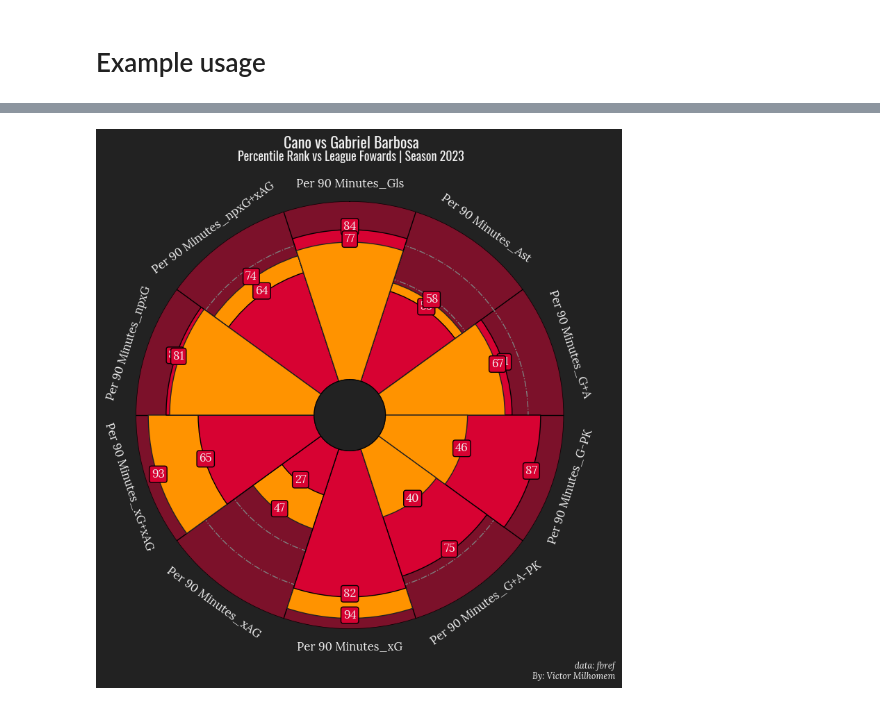
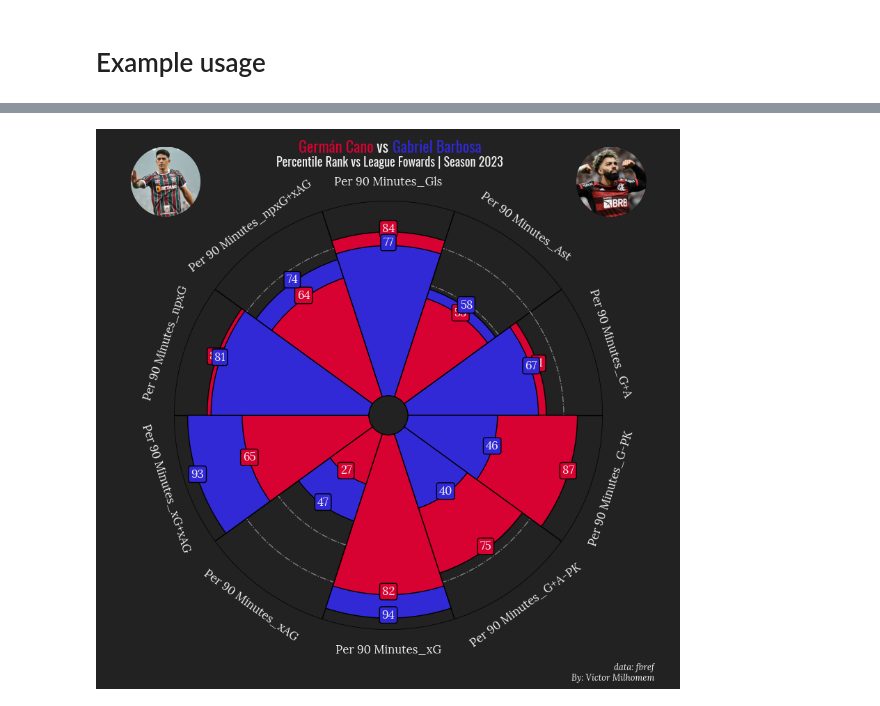
Before and after one commit to VictorMilhomem/fbrefScraper, a Jupyter notebook: fbref/pizza_plot.ipynb, the cells around one changed output, grey strips where cells are left out. Saved outputs shown, nothing was run; the diff lists cells and outputs as text; code cells hidden in the pictures.

```diff
--- a/fbref/pizza_plot.ipynb
+++ b/fbref/pizza_plot.ipynb
@@ -257,6 +266,7 @@ plot.generate_simple_pizza_plot('Germán Cano', title, subtitle, 'data: fbref',
 # %%
-title = "Cano vs Gabriel Barbosa"
+#"#D70232" 3129d6
 subtitle = "Percentile Rank vs League Fowards | Season 2023"
-plot.generate_compare_pizza_plot('Germán Cano', 'Gabriel Barbosa',title, subtitle, 'data: fbref', 'By: Victor Milhomem')
+player2_image = Image.open(urlopen('https://tmssl.akamaized.net/images/foto/galerie/gabriel-barbosa-flamengo-2022-1660679253-90334.jpg?lm=1660679293'))
+plot.generate_compare_pizza_plot('Germán Cano', "#D70232", 'Gabriel Barbosa', "#3129d6", subtitle, 'data: fbref', 'By: Victor Milhomem', player_image, player2_image)
 # %% [output]
-[figure, old version]
+[figure, new version]
```
Also changed, not shown: parts of 3 cells of this notebook.
